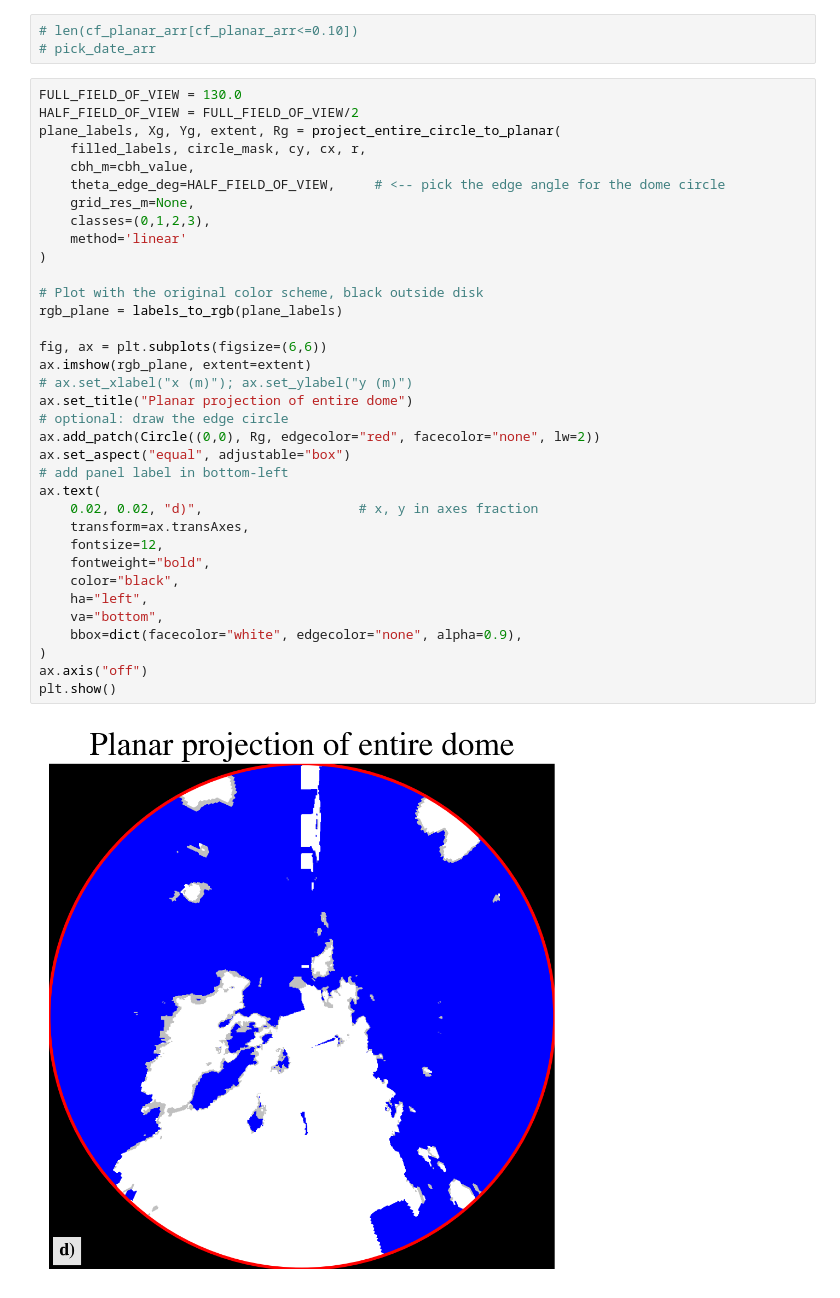
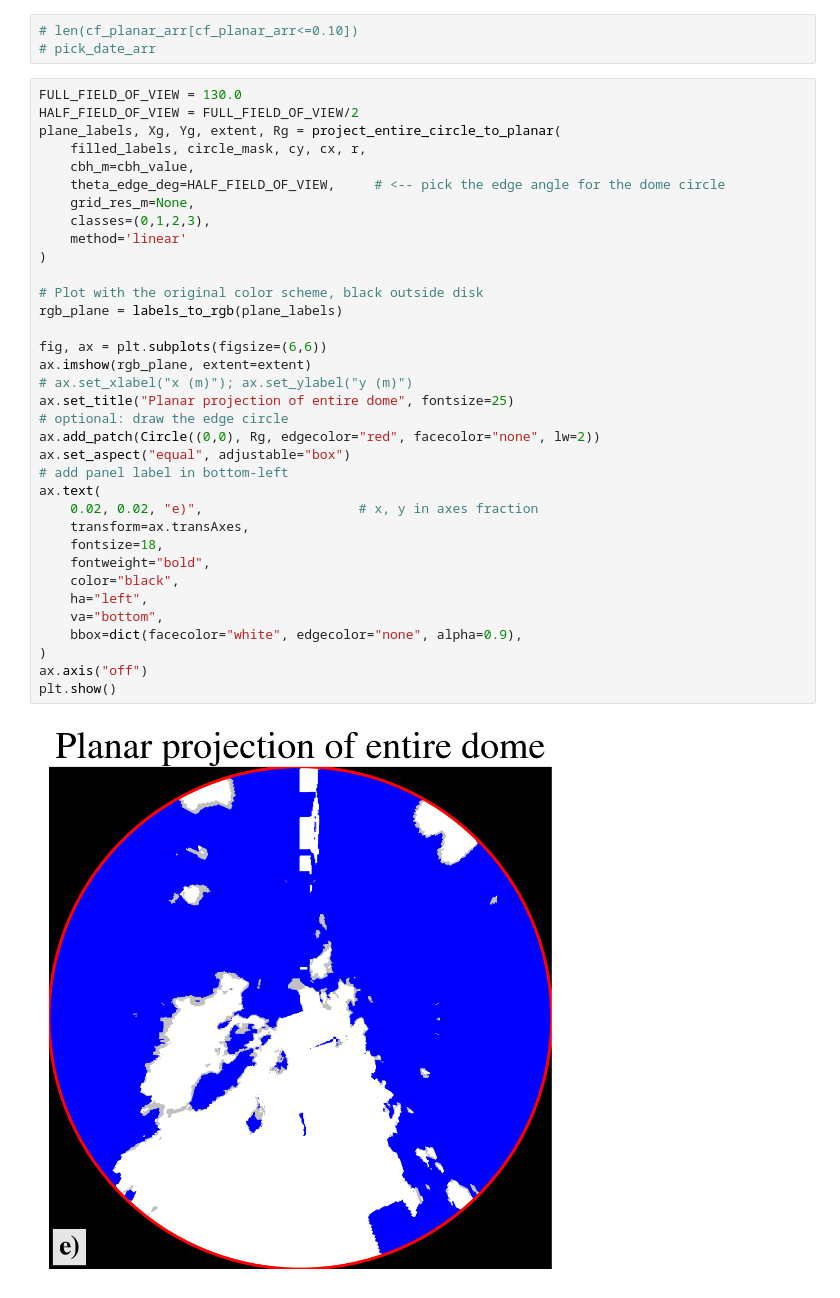
Before and after one commit to Dr-Titus100/downscaling_geostationary_land_surface_albedo, a Jupyter notebook: sentinel_2/natural_neighbor_interpolation.ipynb, the cells around one changed output. Drawn from its saved outputs; the diff is of its cells as text.

```diff
--- a/sentinel_2/natural_neighbor_interpolation.ipynb
+++ b/sentinel_2/natural_neighbor_interpolation.ipynb
@@ -1086,34 +1069,34 @@ HALF_FIELD_OF_VIEW = FULL_FIELD_OF_VIEW/2
 plane_labels, Xg, Yg, extent, Rg = project_entire_circle_to_planar(
     filled_labels, circle_mask, cy, cx, r,
     cbh_m=cbh_value,
     theta_edge_deg=HALF_FIELD_OF_VIEW,     # <-- pick the edge angle for the dome circle
     grid_res_m=None,
     classes=(0,1,2,3),
     method='linear'
 )
 
 # Plot with the original color scheme, black outside disk
 rgb_plane = labels_to_rgb(plane_labels)
 
 fig, ax = plt.subplots(figsize=(6,6))
 ax.imshow(rgb_plane, extent=extent)
 # ax.set_xlabel("x (m)"); ax.set_ylabel("y (m)")
-ax.set_title("Planar projection of entire dome")
+ax.set_title("Planar projection of entire dome", fontsize=25)
 # optional: draw the edge circle
 ax.add_patch(Circle((0,0), Rg, edgecolor="red", facecolor="none", lw=2))
 ax.set_aspect("equal", adjustable="box")
 # add panel label in bottom-left
 ax.text(
-    0.02, 0.02, "d)",                    # x, y in axes fraction
+    0.02, 0.02, "e)",                    # x, y in axes fraction
     transform=ax.transAxes,
-    fontsize=12,
+    fontsize=18,
     fontweight="bold",
     color="black",
     ha="left",
     va="bottom",
     bbox=dict(facecolor="white", edgecolor="none", alpha=0.9),
 )
 ax.axis("off")
 plt.show()
 # %% [output]
-[figure, old version]
+[figure, new version]
```
Also changed, not shown: parts of 2 cells of this notebook, 46 other files.
